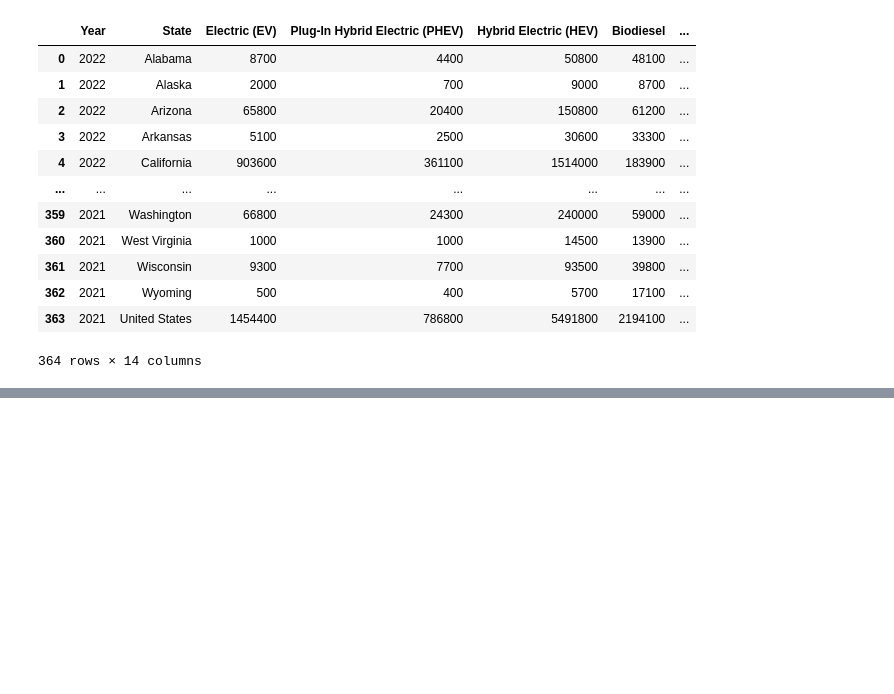
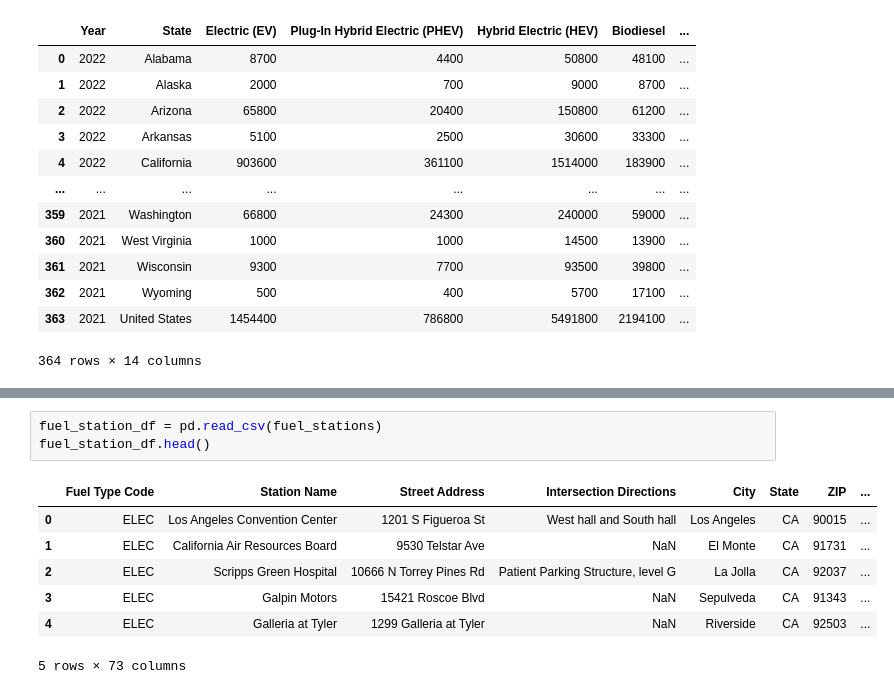
Before and after one commit to MrGoots/ETL_Python_Analysis, a Jupyter notebook: Registration_Files/output/BETA_DataFrame.ipynb, the cells around one changed output, grey strips where cells are left out. Saved outputs shown, nothing was run; the diff lists cells and outputs as text; blank space fills up the shorter version.

```diff
--- a/Registration_Files/output/BETA_DataFrame.ipynb
+++ b/Registration_Files/output/BETA_DataFrame.ipynb
@@ -28,0 +113,11 @@ registration_data_df
+# %%
+fuel_station_df = pd.read_csv(fuel_stations)
+fuel_station_df.head()
+# %% [output]
+|  | Fuel Type Code | Station Name | Street Address | Intersection Directions | City | State | ZIP | ... |
+| 0 | ELEC | Los Angeles Convention Center | 1201 S Figueroa St | West hall and South hall | Los Angeles | CA | 90015 | ... |
+| 1 | ELEC | California Air Resources Board | 9530 Telstar Ave | NaN | El Monte | CA | 91731 | ... |
+| 2 | ELEC | Scripps Green Hospital | 10666 N Torrey Pines Rd | Patient Parking Structure, level G | La Jolla | CA | 92037 | ... |
+| 3 | ELEC | Galpin Motors | 15421 Roscoe Blvd | NaN | Sepulveda | CA | 91343 | ... |
+| 4 | ELEC | Galleria at Tyler | 1299 Galleria at Tyler | NaN | Riverside | CA | 92503 | ... |
+5 rows × 73 columns
```
Also changed, not shown: parts of 4 cells of this notebook.
